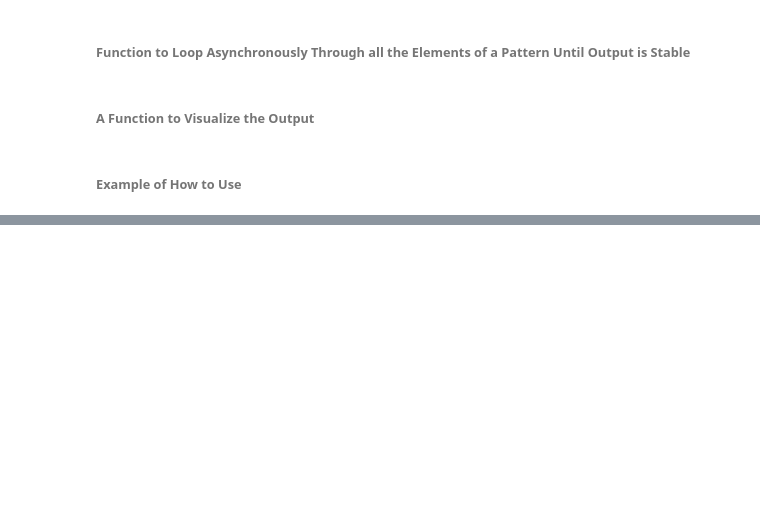
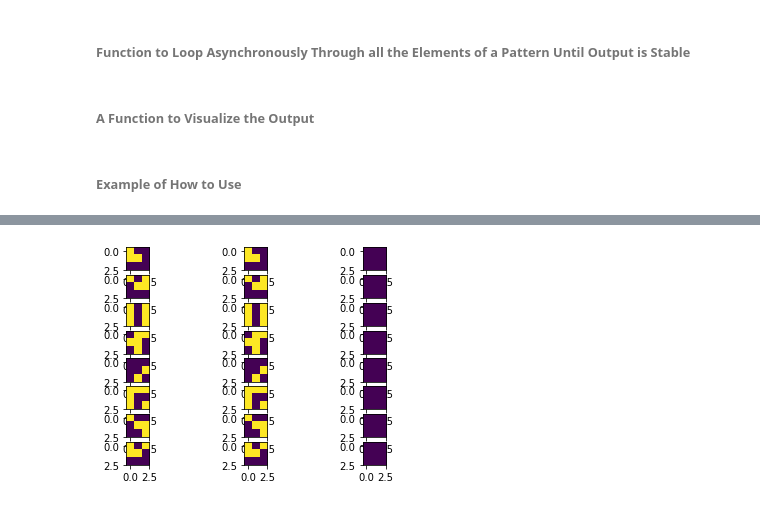
Before and after one commit to parmanchaddha/compNeuroIntro420, a Jupyter notebook: notebooks/linAlg/hopfield.ipynb, the cells around one changed output, grey strips where cells are left out. Cells and saved outputs as stored; diff of their text form; code cells hidden in the pictures; blank space fills up the shorter version.

```diff
--- a/notebooks/linAlg/hopfield.ipynb
+++ b/notebooks/linAlg/hopfield.ipynb
@@ -346,0 +307,4 @@ myp = hopPlot(inps, outps)
+# %%
+myp = hopPlot(patterns, outps)
+# %% [output]
+[figure, added]
```
Also changed, not shown: parts of 8 cells of this notebook, 5 other files.
